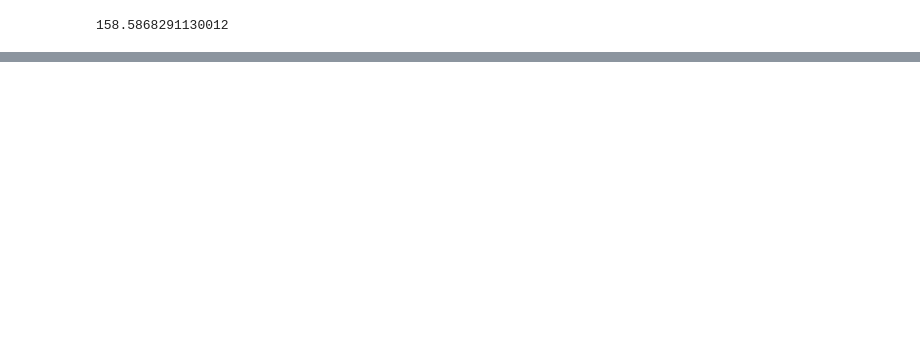
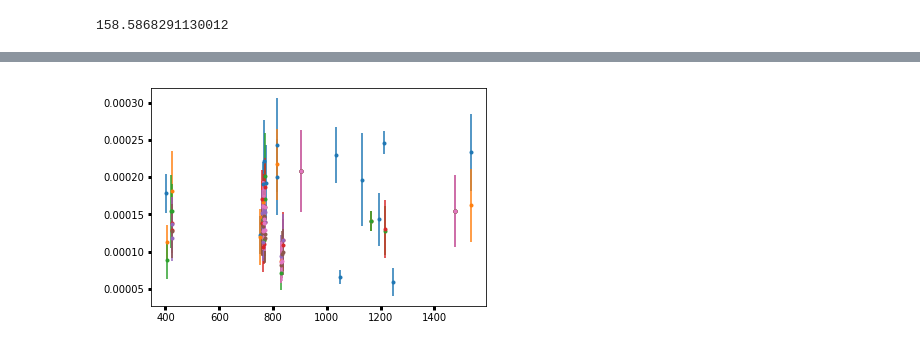
Before and after one commit to BoiseStatePlanetary/Searching-for-Variability-in-Eclipses-in-the-Kepler-Dataset, a Jupyter notebook: code/Analyzing_Kepler76b_with_LM.ipynb, the cells around one changed output, grey strips where cells are left out. Cells and saved outputs as stored; diff of their text form; code cells hidden in the pictures; blank space fills up the shorter version.

```diff
--- a/code/Analyzing_Kepler76b_with_LM.ipynb
+++ b/code/Analyzing_Kepler76b_with_LM.ipynb
@@ -263,0 +296,18 @@ print(K76.saved_params['per'])
+# %%
+def fit_eclipse(time, baseline, eclipse_depth,
+                        transit_params=transit_popt, supersample_factor=10, exp_time=30./60./24.):
+    time_supersample = supersample_time(time, supersample_factor, exp_time)
+
+    params = K76.saved_params.copy()
+
+    ma = MandelAgolLC(orbit="circular", ld="quad")
+    ma['per'] = ephemeris_popt[0]
+    ma['a'] = transit_params[1]
+    ma['T0'] = (ephemeris_popt[1] % ephemeris_popt[0]) + 0.5*params['per']
+    ma['p'] = np.sqrt(np.abs(eclipse_depth))*np.sign(eclipse_depth)
+    ma['i'] = np.arccos(transit_params[4]/transit_params[1])*180./np.pi
+    ma["linLimb"] = 0.
+    ma["quadLimb"] = 0.
+
+    transit_supersample = ma.evaluate(time_supersample) - 1. + baseline
+    return np.mean(transit_supersample.reshape(-1, supersample_factor), axis=1)
@@ -263,0 +424,9 @@ print(K76.saved_params['per'])
+# %%
+for cur_key in eclipse_depths.keys():
+    ind = eclipse_depths[cur_key]/eclipse_depths_uncertainties[cur_key] > 3.
+    plt.errorbar(eclipse_times[cur_key][ind], eclipse_depths[cur_key][ind],
+                 eclipse_depths_uncertainties[cur_key][ind], marker='.', ls='')
+
+dill.dump_session("Analyzing_Kepler76b_with_LM_2018Oct11_1-08p.pkl")
+# %% [output]
+[figure, added]
```
Also changed, not shown: parts of 7 cells of this notebook, 2 other files.
